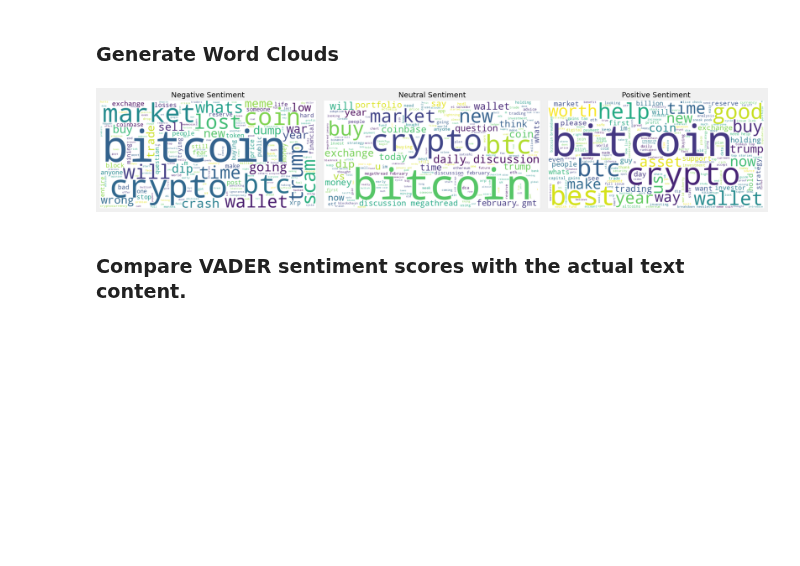
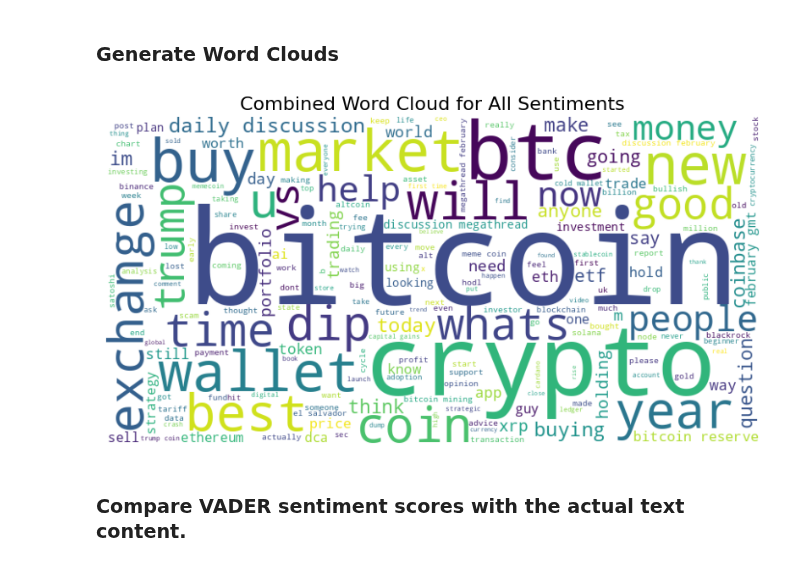
Before and after one commit to bonareri/Cryptocurrency-Price-Prediction-, a Jupyter notebook: sentiment_analysis.ipynb, the cells around one changed output. Saved outputs shown, nothing was run; the diff lists cells and outputs as text; code cells hidden in the pictures; blank space fills up the shorter version.

```diff
--- a/sentiment_analysis.ipynb
+++ b/sentiment_analysis.ipynb
@@ -283,27 +283,20 @@ CryptoMarkets        100      298       129
 # %% [markdown]
 ### Generate Word Clouds
-# %%
-# Create a dictionary to store text for each sentiment
-sentiment_texts = {
-    "Negative": ' '.join(df[df['Sentiment'] == 'Negative']['cleaned_text']),
-    "Neutral": ' '.join(df[df['Sentiment'] == 'Neutral']['cleaned_text']),
-    "Positive": ' '.join(df[df['Sentiment'] == 'Positive']['cleaned_text'])
-}
-
-# Set up subplots
-fig, axes = plt.subplots(1, 3, figsize=(18, 6))
-
-# Generate and plot word clouds
-for ax, (sentiment, text) in zip(axes, sentiment_texts.items()):
-    wordcloud = WordCloud(width=800, height=400, background_color='white').generate(text)
-    ax.imshow(wordcloud, interpolation='bilinear')
-    ax.set_title(f"{sentiment} Sentiment", fontsize=14)
-    ax.axis('off')
-
-plt.tight_layout()
-plt.show()
-# %% [output]
-[figure, removed]
+# %%
+# Combine all cleaned text into one string
+combined_text = ' '.join(df['cleaned_text'])
+
+# Generate a single word cloud
+wordcloud = WordCloud(width=800, height=400, background_color='white').generate(combined_text)
+
+# Plot the combined word cloud
+plt.figure(figsize=(10, 6))
+plt.imshow(wordcloud, interpolation='bilinear')
+plt.axis('off')
+plt.title('Combined Word Cloud for All Sentiments', fontsize=16)
+plt.show()
+# %% [output]
+[figure, added]
 # %% [markdown]
 ### Compare VADER sentiment scores with the actual text content.
 # %%
```
Also changed, not shown: parts of 46 cells of this notebook.
